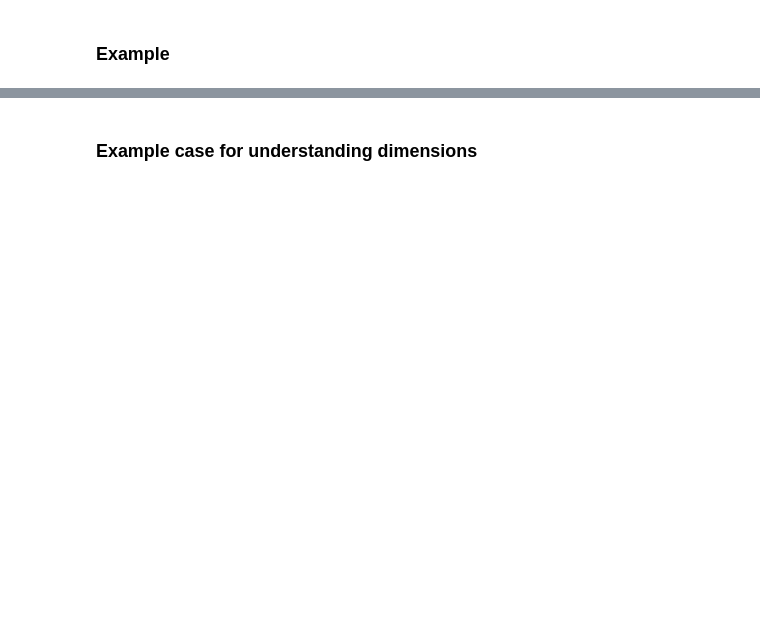
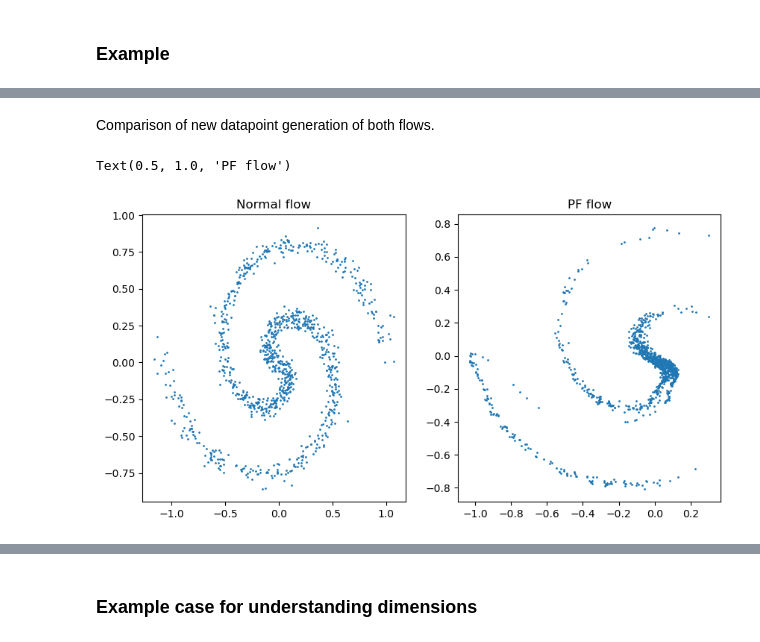
Before and after one commit to BP4769/normalizing-flows, a Jupyter notebook: notebooks/principal_manifold_flows.ipynb, the cells around one changed output, grey strips where cells are left out. Saved outputs shown, nothing was run; the diff lists cells and outputs as text; code cells hidden in the pictures; blank space fills up the shorter version.

```diff
--- a/notebooks/principal_manifold_flows.ipynb
+++ b/notebooks/principal_manifold_flows.ipynb
@@ -31,0 +109,19 @@ Without validation data: 75.92913818359375
+# %%
+torch.manual_seed(0)
+PM_flow = PrincipalManifoldFlow(RealNVP(n_dim, n_layers=10))
+PM_flow.fit(data_tensor, show_progress=True)
+# %% [markdown]
+Comparison of new datapoint generation of both flows.
+# %%
+x_new_normal = normal_flow.sample(1000).detach().numpy()  # Sample 1000 new data points
+x_new_PM = PM_flow.sample(1000).detach().numpy()  # Sample 1000 new data points
+
+# plot new data of both flows (using subplots)
+ax, fig = plt.subplots(1, 2, figsize=(10, 5))
+fig[0].scatter(x_new_normal[:, 0], x_new_normal[:, 1], s=1)
+fig[0].set_title("Normal flow")
+fig[1].scatter(x_new_PM[:, 0], x_new_PM[:, 1], s=1)
+fig[1].set_title("PF flow")
+# %% [output]
+Text(0.5, 1.0, 'PF flow')
+[figure, added]
```
Also changed, not shown: parts of 25 cells of this notebook, 3 other files.
